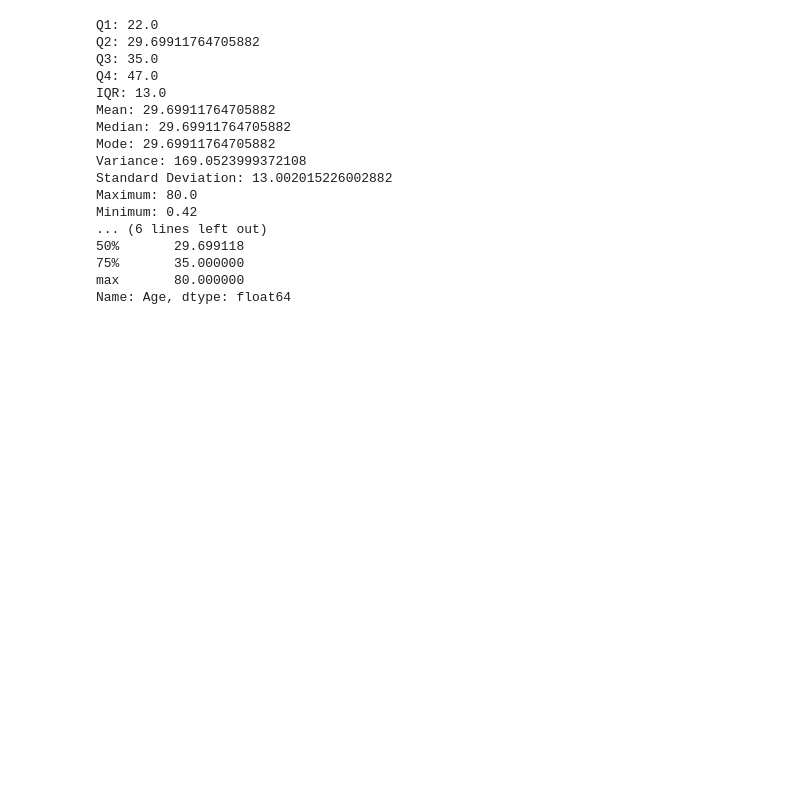
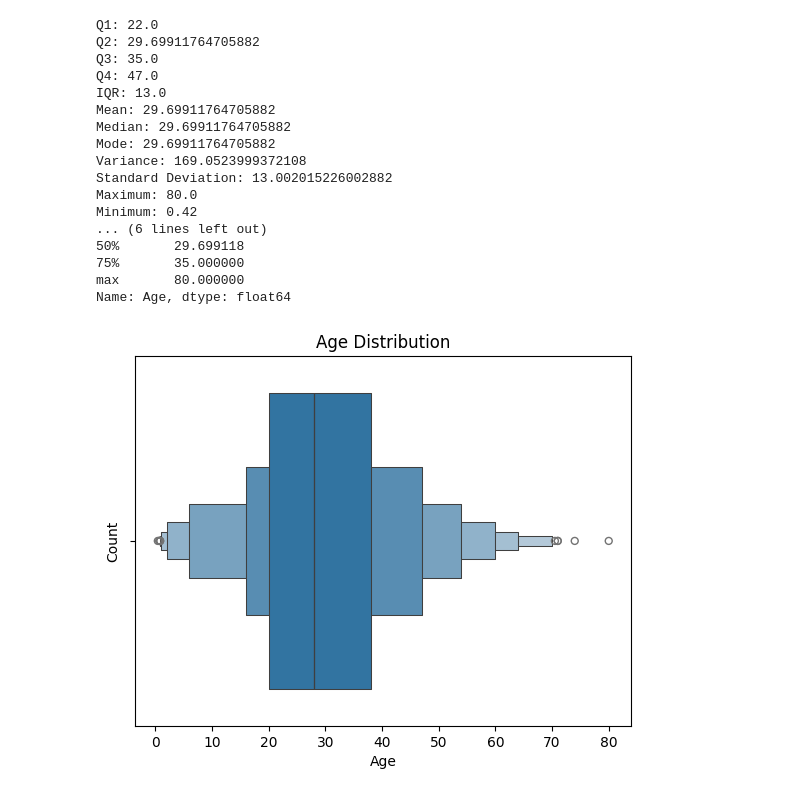
Before and after one commit to faruk950147/Python-A-to-Z, a Jupyter notebook: 07 ML/statictist/main.ipynb, the cells around one changed output. Saved outputs shown, nothing was run; the diff lists cells and outputs as text; code cells hidden in the pictures; blank space fills up the shorter version.

```diff
--- a/07 ML/statictist/main.ipynb
+++ b/07 ML/statictist/main.ipynb
@@ -658,8 +658,14 @@ Name: Age, dtype: float64
 # %%
 import numpy as np
 import pandas as pd
 import matplotlib.pyplot as plt
 import seaborn as sns
 
 df = pd.read_csv('titanic.csv')
-print(df.head())
+sns.boxenplot(data=df, x='Age')
+plt.title('Age Distribution')
+plt.xlabel('Age')
+plt.ylabel('Count')
+plt.show()
+# %% [output]
+[figure, added]
```
